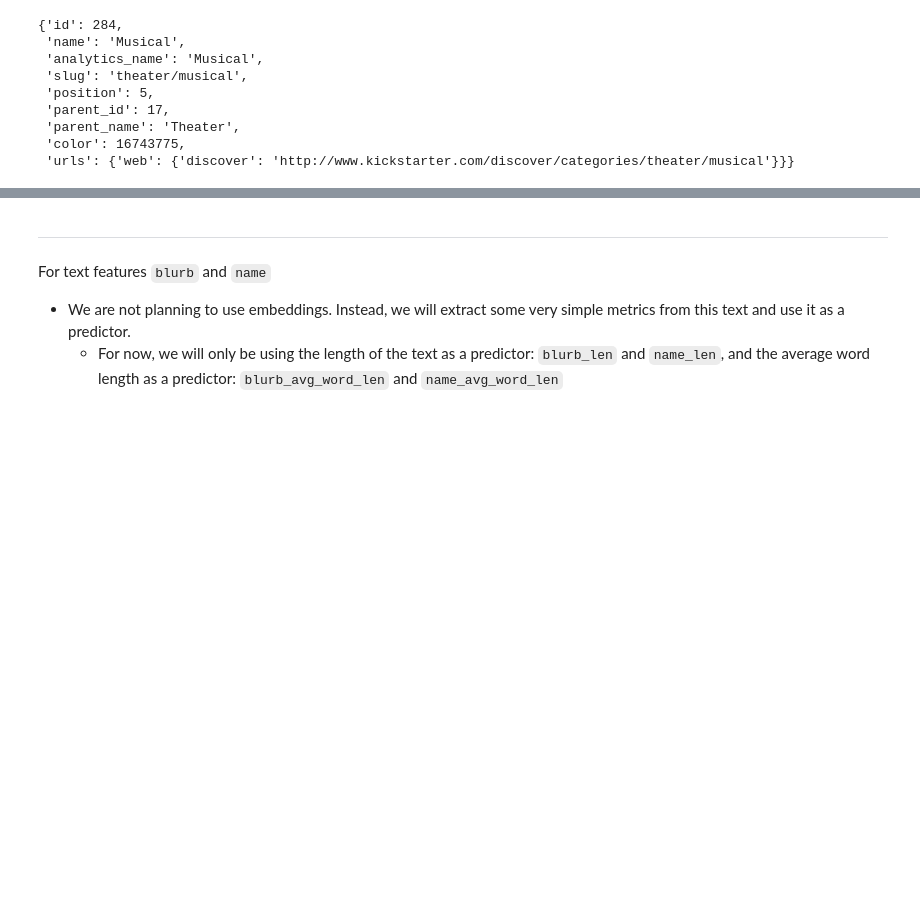
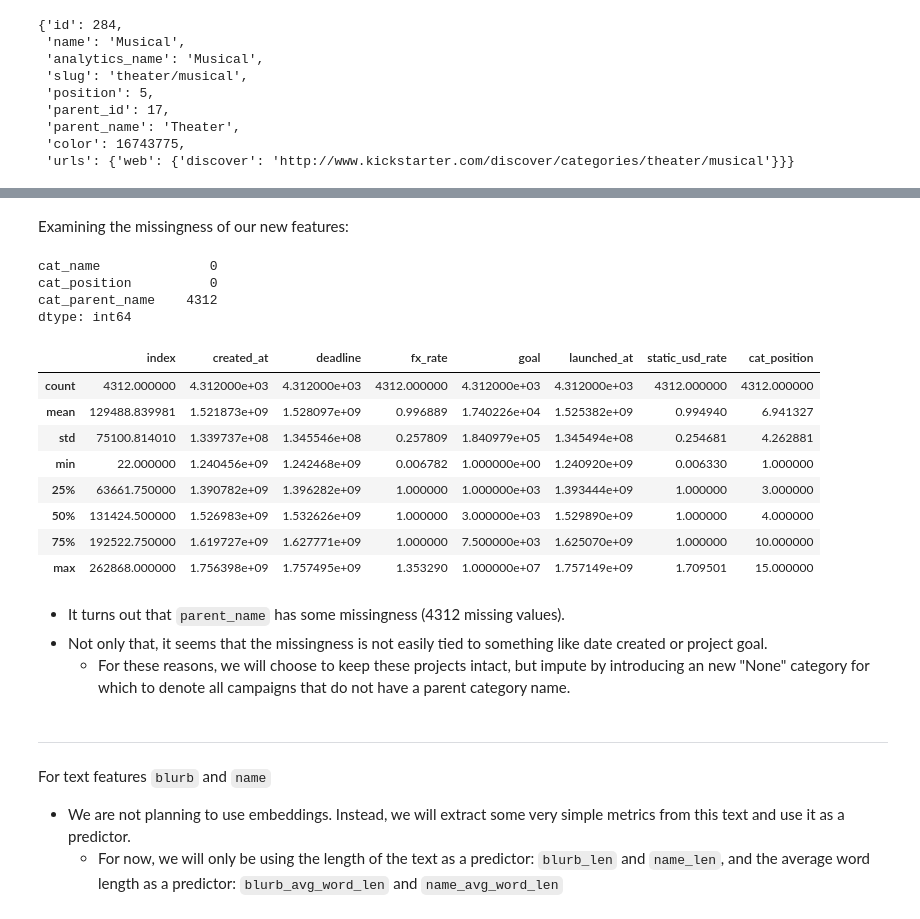
Before and after one commit to DVDMVN/CMSE802_PROJECT, a Jupyter notebook: notebooks/exploration.ipynb, the cells around one changed output, grey strips where cells are left out. Drawn from its saved outputs; the diff is of its cells as text; code cells hidden in the pictures; blank space fills up the shorter version.

```diff
--- a/notebooks/exploration.ipynb
+++ b/notebooks/exploration.ipynb
@@ -715,0 +730,24 @@ def extract_categories(df: pd.DataFrame) -> pd.DataFrame:
+# %% [markdown]
+Examining the missingness of our new features:
+# %%
+kick_testing_category_missingness = extract_categories(kick_clean)
+display(kick_testing_category_missingness[["cat_name", "cat_position", "cat_parent_name"]].isnull().sum())
+display(kick_testing_category_missingness[kick_testing_category_missingness['cat_parent_name'].isnull()].describe())
+# %% [output]
+cat_name              0
+cat_position          0
+cat_parent_name    4312
+dtype: int64
+|  | index | created_at | deadline | fx_rate | goal | launched_at | static_usd_rate | cat_position |
+| count | 4312.000000 | 4.312000e+03 | 4.312000e+03 | 4312.000000 | 4.312000e+03 | 4.312000e+03 | 4312.000000 | 4312.000000 |
+| mean | 129488.839981 | 1.521873e+09 | 1.528097e+09 | 0.996889 | 1.740226e+04 | 1.525382e+09 | 0.994940 | 6.941327 |
+| std | 75100.814010 | 1.339737e+08 | 1.345546e+08 | 0.257809 | 1.840979e+05 | 1.345494e+08 | 0.254681 | 4.262881 |
+| min | 22.000000 | 1.240456e+09 | 1.242468e+09 | 0.006782 | 1.000000e+00 | 1.240920e+09 | 0.006330 | 1.000000 |
+| 25% | 63661.750000 | 1.390782e+09 | 1.396282e+09 | 1.000000 | 1.000000e+03 | 1.393444e+09 | 1.000000 | 3.000000 |
+| 50% | 131424.500000 | 1.526983e+09 | 1.532626e+09 | 1.000000 | 3.000000e+03 | 1.529890e+09 | 1.000000 | 4.000000 |
+| 75% | 192522.750000 | 1.619727e+09 | 1.627771e+09 | 1.000000 | 7.500000e+03 | 1.625070e+09 | 1.000000 | 10.000000 |
+| max | 262868.000000 | 1.756398e+09 | 1.757495e+09 | 1.353290 | 1.000000e+07 | 1.757149e+09 | 1.709501 | 15.000000 |
+# %% [markdown]
+- It turns out that `parent_name` has some missingness (4312 missing values).
+- Not only that, it seems that the missingness is not easily tied to something like date created or project goal.
+    - For these reasons, we will choose to keep these projects intact, but impute by introducing an new "None" category for which to denote all campaigns that do not have a parent category name.
```
Also changed, not shown: parts of 13 cells of this notebook, 3 other files.
